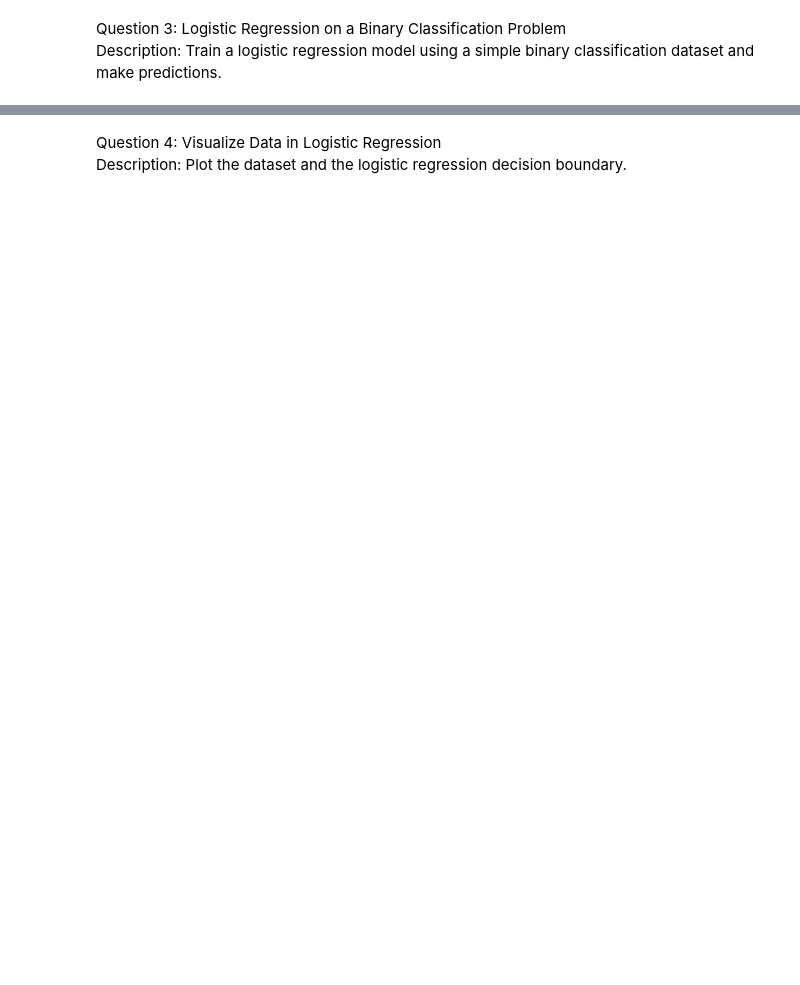
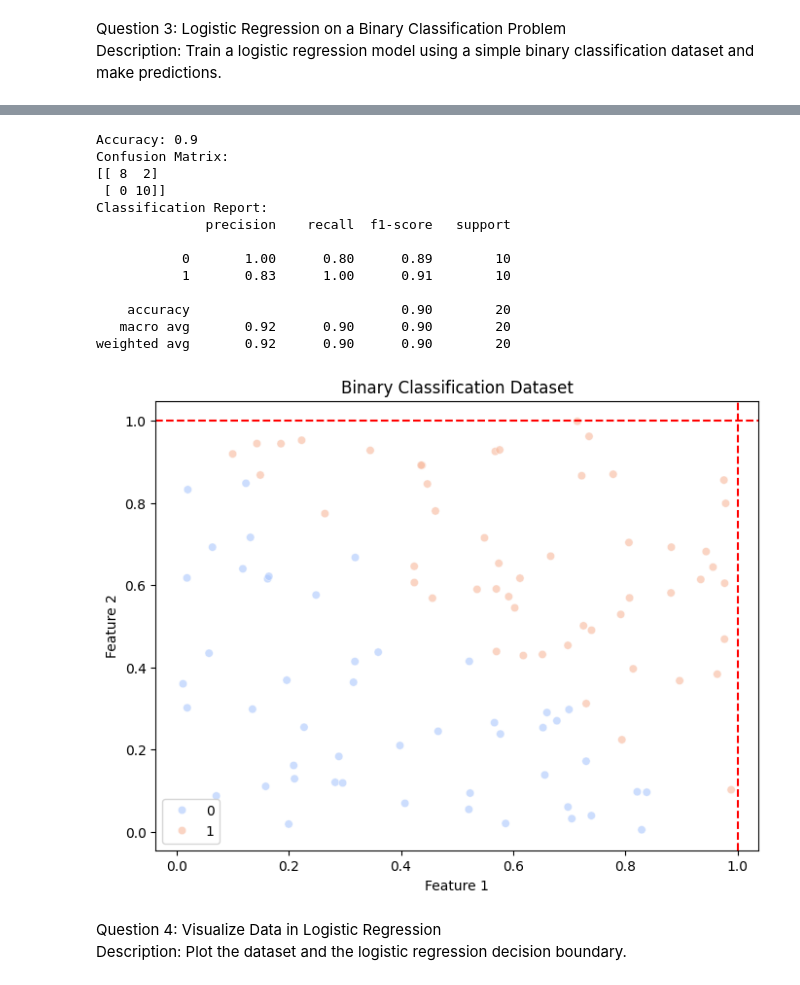
Before and after one commit to abhi303066/AI---ML, a Jupyter notebook: src/Module 5/Hands-on - Implementing Regression & Classification in Python/q1.ipynb, the cells around one changed output, grey strips where cells are left out. Cells and saved outputs as stored; diff of their text form; code cells hidden in the pictures; blank space fills up the shorter version.

```diff
--- a/src/Module 5/Hands-on - Implementing Regression & Classification in Python/q1.ipynb
+++ b/src/Module 5/Hands-on - Implementing Regression & Classification in Python/q1.ipynb
@@ -115,3 +86,62 @@ Accuracy: 86.67%
+# %%
+# Import necessary libraries
+import numpy as np
+import pandas as pd
+from sklearn.model_selection import train_test_split
+from sklearn.linear_model import LogisticRegression
+from sklearn.metrics import accuracy_score, confusion_matrix, classification_report
+import matplotlib.pyplot as plt
+import seaborn as sns
+
+# Generate a simple binary classification dataset
+np.random.seed(0)
+X = np.random.rand(100, 2)  # 100 samples, 2 features
+y = (X[:, 0] + X[:, 1] > 1).astype(int)  # Binary target: 1 if sum of features > 1, else 0
+
+# Split the dataset into training and testing sets (80/20)
+X_train, X_test, y_train, y_test = train_test_split(X, y, test_size=0.2, random_state=42)
+
+# Create and train the Logistic Regression model
+model = LogisticRegression()
+model.fit(X_train, y_train)
+
+# Make predictions on the test set
+y_pred = model.predict(X_test)
+
+# Calculate accuracy
+accuracy = accuracy_score(y_test, y_pred)
+
+# Print evaluation metrics
+print(f"Accuracy: {accuracy}")
+print("Confusion Matrix:")
+print(confusion_matrix(y_test, y_pred))
+print("Classification Report:")
+print(classification_report(y_test, y_pred))
+
+# Optional: Visualize the results
+plt.figure(figsize=(8, 6))
+sns.scatterplot(x=X[:, 0], y=X[:, 1], hue=y, palette='coolwarm', alpha=0.6)
+plt.title('Binary Classification Dataset')
+plt.xlabel('Feature 1')
+plt.ylabel('Feature 2')
+plt.axvline(x=1, color='red', linestyle='--')  # Decision boundary
+plt.axhline(y=1, color='red', linestyle='--')  # Decision boundary
+plt.show()
+# %% [output]
+Accuracy: 0.9
+Confusion Matrix:
+[[ 8  2]
+ [ 0 10]]
+Classification Report:
+              precision    recall  f1-score   support
+
+           0       1.00      0.80      0.89        10
+           1       0.83      1.00      0.91        10
+
+    accuracy                           0.90        20
+   macro avg       0.92      0.90      0.90        20
+weighted avg       0.92      0.90      0.90        20
+[figure, added]
 # %% [markdown]
 Question 4: Visualize Data in Logistic Regression<br>
 Description: Plot the dataset and the logistic regression decision boundary.
```
Also changed, not shown: parts of 9 cells of this notebook.
